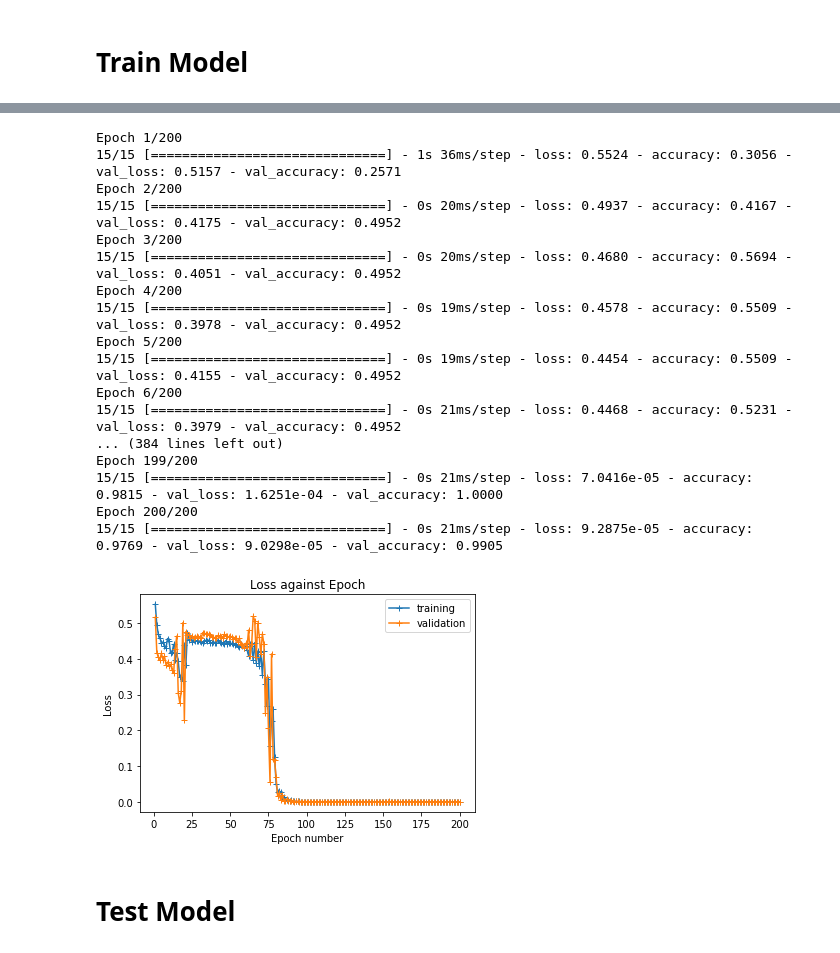
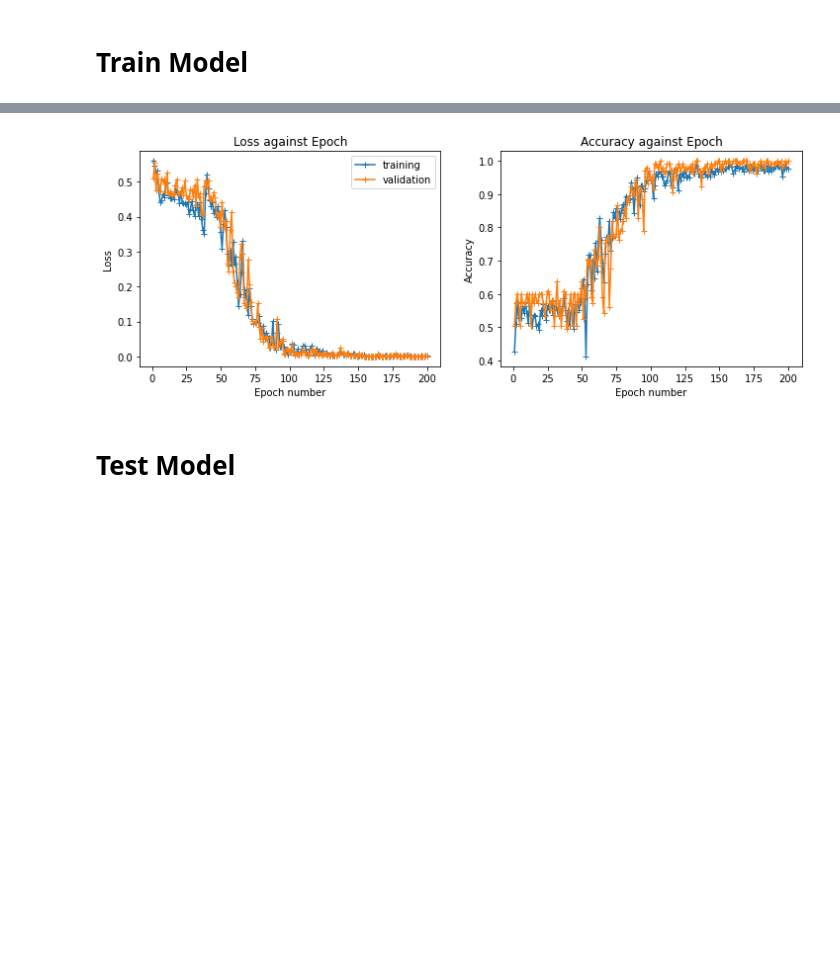
Before and after one commit to SEMOrientation/Y4ProjectNotebooks, a Jupyter notebook: 2D_Network.ipynb, the cells around one changed output, grey strips where cells are left out. Drawn from its saved outputs; the diff is of its cells as text; code cells hidden in the pictures; blank space fills up the shorter version.

```diff
--- a/2D_Network.ipynb
+++ b/2D_Network.ipynb
@@ -123,8 +123,12 @@ tf: tf.Tensor(
 import numpy as np
 from scipy import ndimage
 from PIL import Image
-def centre_image(a: np.ndarray):
-  """Centres a single-channel image using centre of mass."""
+def centre_image(a: np.ndarray, target_centre=(0,0)):
+  """Centres a single-channel image using centre of mass.
+
+  Target centre is defined such that (x=0,y=0) is the centre of the image.
+  Increasing x moves the centre to the right, increasing y moves the centre
+  down."""
   if len(a.shape) == 2:
     a = a.reshape((1,) + a.shape)
 
@@ -142,8 +146,11 @@ def centre_image(a: np.ndarray):
   # translate COM to centre of image
   for i in range(a.shape[0]):
     im = a[i]
+    # target centre is reversed because image axes are im[y, x]
+    target_centre = (im.shape[0]/2 + target_centre[0],
+                     im.shape[1]/2 + target_centre[1])
     # use affine transform with a=1, e=1, i=1, c=x, f=y to translate
-    translation = (COM[i][0] - im.shape[0]/2, COM[i][1] - im.shape[1]/2)
+    translation = (COM[i][0] - target_centre[0], COM[i][1] - target_centre[1])
     transform = np.array([[1, 0, translation[0]],
                           [0, 1, translation[1]],
                           [0, 0, 1]])
@@ -245,7 +293,7 @@ x_data values range from 0.0 to 1.0
 from tensorflow import keras
 from tensorflow.keras import layers
 
-batch_size = 5
+batch_size = 10
 epochs = 200
 
 model = keras.Sequential([
@@ -265,5 +313,6 @@ model = keras.Sequential([
                           D6Convert(),
 ])
 model.summary()
+# possible new optimizer: keras.optimizers.SGD(learning_rate=0.007, momentum=0.1)
 model.compile(optimizer="sgd", loss="mean_squared_error", metrics=["accuracy"])
 # %% [output]
@@ -289,37 +366,24 @@ _________________________________________________________________
 # %%
-history = model.fit(
-    x_data,
-    y_data,
-    batch_size,
-    epochs,
-    validation_data=(x_test, y_test),
-)
-plt.plot([i for i in range(1, len(history.history["loss"])+1)], history.history["loss"], "+-", label="training")
-plt.plot([i for i in range(1, len(history.history["val_loss"])+1)], history.history["val_loss"], "+-", label="validation")
-plt.legend()
-plt.xlabel("Epoch number")
-plt.ylabel("Loss")
-plt.title("Loss against Epoch")
+plt.figure(figsize=(plt.rcParams['figure.figsize'][0]*2, plt.rcParams['figure.figsize'][1]))
+gs = gridspec.GridSpec(1, 2)
+ax = plt.subplot(gs[0])
+ax.plot([i for i in range(1, len(history.history["loss"])+1)], history.history["loss"], "+-", label="training")
+ax.plot([i for i in range(1, len(history.history["val_loss"])+1)], history.history["val_loss"], "+-", label="validation")
+ax.legend()
+ax.set_xlabel("Epoch number")
+ax.set_ylabel("Loss")
+ax.set_title("Loss against Epoch")
+
+ax = plt.subplot(gs[1])
+ax.plot([i for i in range(1, len(history.history["accuracy"])+1)], history.history["accuracy"], "+-", label="training")
+ax.plot([i for i in range(1, len(history.history["val_accuracy"])+1)], history.history["val_accuracy"], "+-", label="validation")
+ax.set_xlabel("Epoch number")
+ax.set_ylabel("Accuracy")
+ax.set_title("Accuracy against Epoch")
+
 plt.show()
 # %% [output]
-Epoch 1/200
-15/15 [==============================] - 1s 36ms/step - loss: 0.5524 - accuracy: 0.3056 - val_loss: 0.5157 - val_accuracy: 0.2571
-Epoch 2/200
-15/15 [==============================] - 0s 20ms/step - loss: 0.4937 - accuracy: 0.4167 - val_loss: 0.4175 - val_accuracy: 0.4952
-Epoch 3/200
-15/15 [==============================] - 0s 20ms/step - loss: 0.4680 - accuracy: 0.5694 - val_loss: 0.4051 - val_accuracy: 0.4952
-Epoch 4/200
-15/15 [==============================] - 0s 19ms/step - loss: 0.4578 - accuracy: 0.5509 - val_loss: 0.3978 - val_accuracy: 0.4952
-Epoch 5/200
-15/15 [==============================] - 0s 19ms/step - loss: 0.4454 - accuracy: 0.5509 - val_loss: 0.4155 - val_accuracy: 0.4952
-Epoch 6/200
-15/15 [==============================] - 0s 21ms/step - loss: 0.4468 - accuracy: 0.5231 - val_loss: 0.3979 - val_accuracy: 0.4952
-... (384 lines left out)
-Epoch 199/200
-15/15 [==============================] - 0s 21ms/step - loss: 7.0416e-05 - accuracy: 0.9815 - val_loss: 1.6251e-04 - val_accuracy: 1.0000
-Epoch 200/200
-15/15 [==============================] - 0s 21ms/step - loss: 9.2875e-05 - accuracy: 0.9769 - val_loss: 9.0298e-05 - val_accuracy: 0.9905
-[figure, old version]
+[figure, new version]
 # %% [markdown]
 # Test Model
 # %%
```
Also changed, not shown: parts of 8 cells of this notebook.
